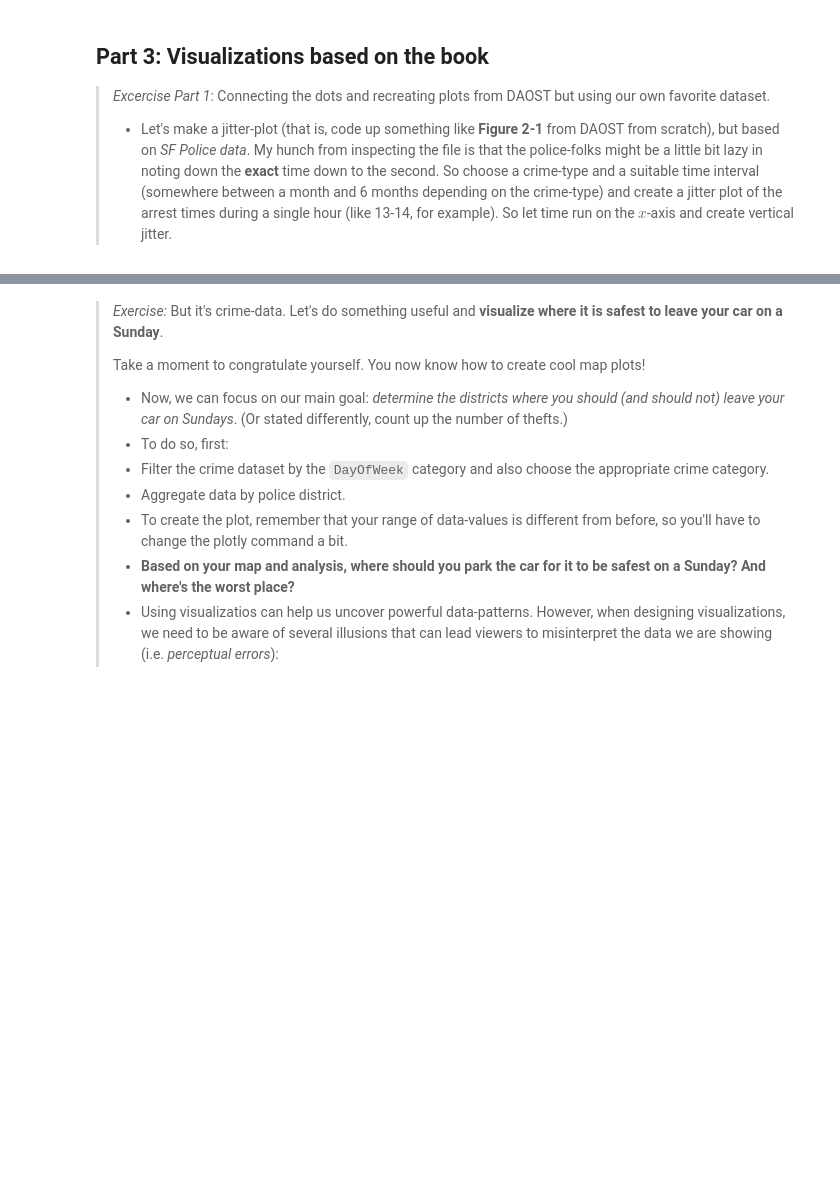
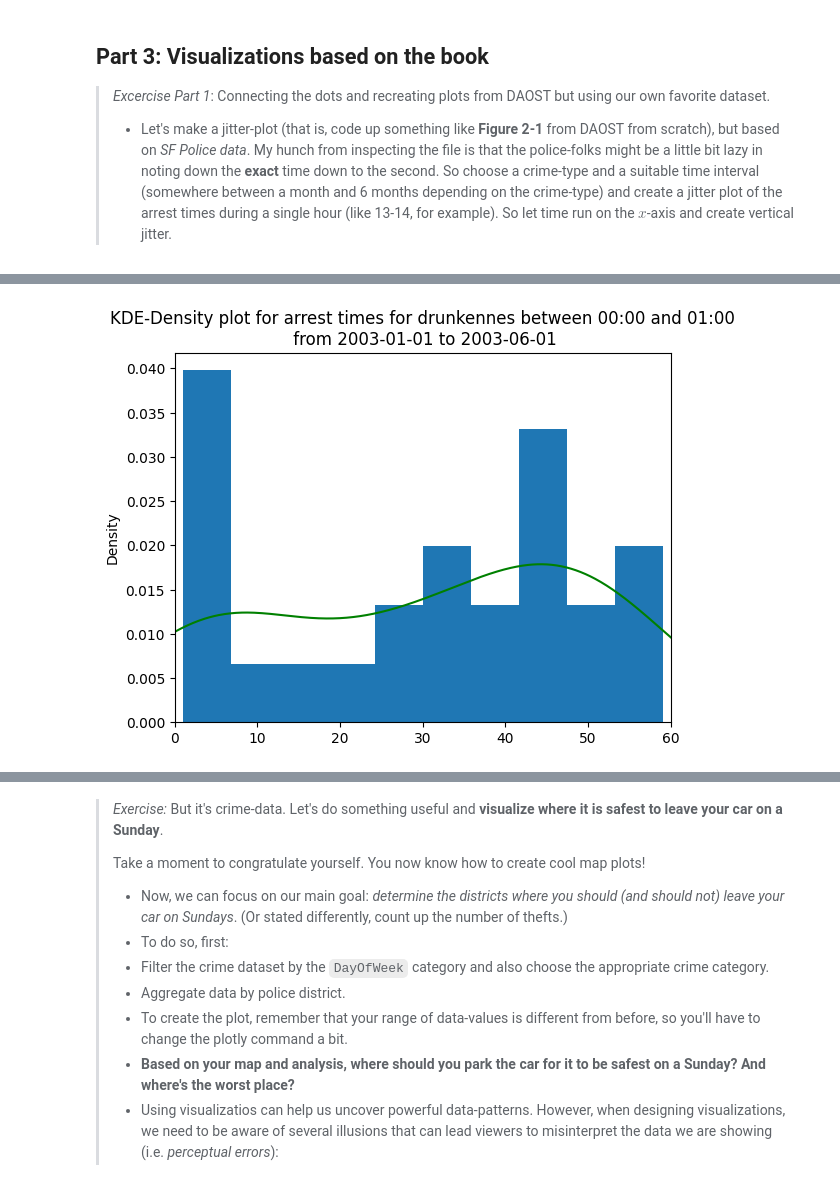
Before and after one commit to AnneKDesler/socialdata2023, a Jupyter notebook: lectures/Week3.ipynb, the cells around one changed output, grey strips where cells are left out. Saved outputs shown, nothing was run; the diff lists cells and outputs as text; code cells hidden in the pictures; blank space fills up the shorter version.

```diff
--- a/lectures/Week3.ipynb
+++ b/lectures/Week3.ipynb
@@ -148,0 +164,10 @@ df_drunk_half_2002_00_to_01.plot('time', 'y', style='*', ylim=(-15,15), yticks=[
+# %%
+df_drunk_half_2002_00_to_01['minute'] = df_drunk_half_2002_00_to_01['Timestamp'].dt.minute
+
+plt.hist(df_drunk_half_2002_00_to_01['minute'], bins=10, density=True)
+df_drunk_half_2002_00_to_01['minute'].plot.kde(color='green')
+plt.title('KDE-Density plot for arrest times for drunkennes between 00:00 and 01:00\n from 2003-01-01 to 2003-06-01')
+plt.xlim((0,60))
+plt.show()
+# %% [output]
+[figure, added]
```
Also changed, not shown: parts of 9 cells of this notebook.
